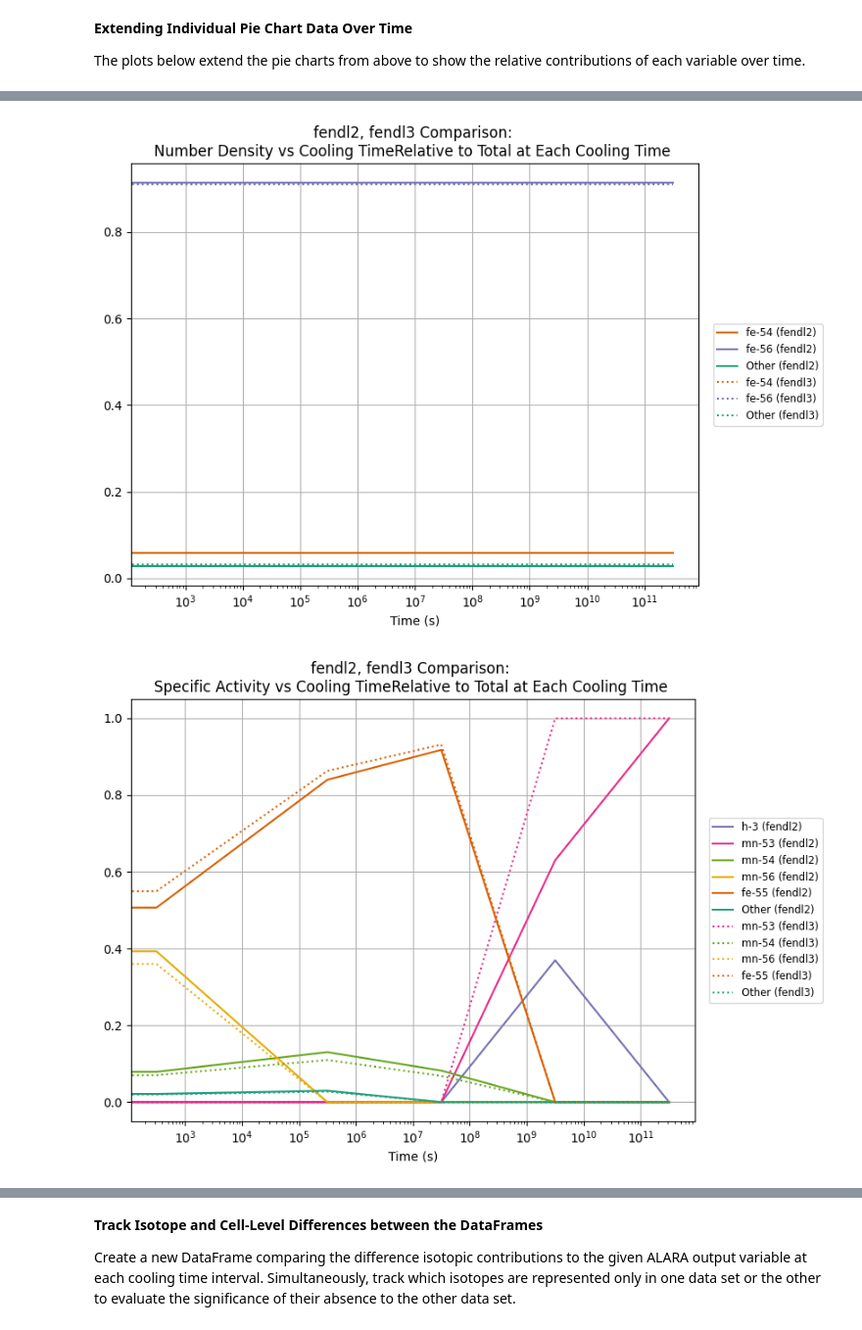
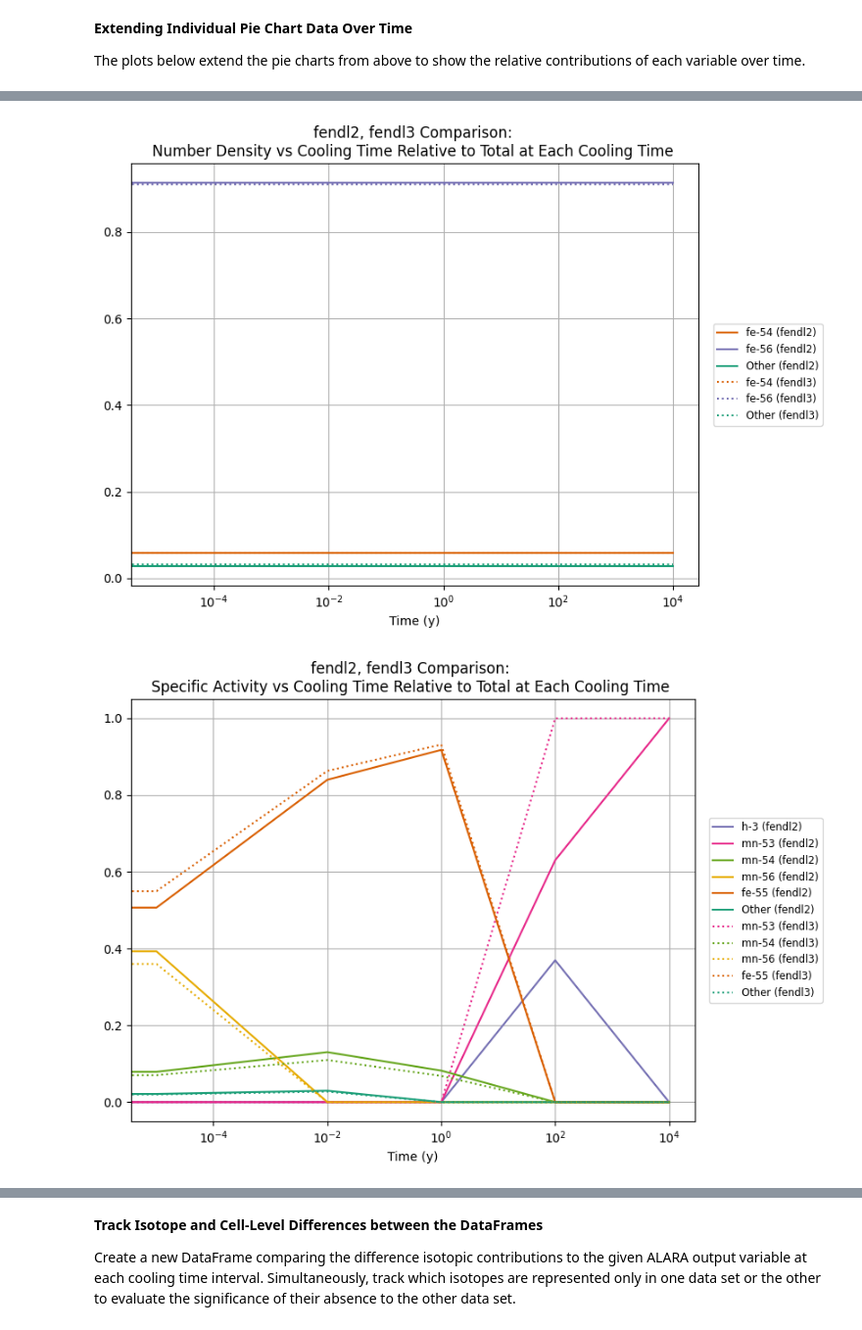
Before and after one commit to svalinn/ALARA, a Jupyter notebook: tools/single_nuc_notebook.ipynb, the cells around one changed output, grey strips where cells are left out. Shown at 98% size. Cells and saved outputs as stored; diff of their text form; code cells hidden in the pictures.

```diff
--- a/tools/single_nuc_notebook.ipynb
+++ b/tools/single_nuc_notebook.ipynb
@@ -89,6 +90,7 @@ for variable in variables:
     sn.plot_single_nuc(
         [dfs[f'fendl3_{variable}'], dfs[f'fendl2_{variable}']],
         total=True,
-        head=1
+        head=1,
+        seconds=False
     )
 # %% [output]
@@ -142,21 +131,22 @@ sn.plot_single_nuc(
 # %%
 importlib.reload(sn)
 for variable in variables:
     rel_dfs = []
     for datalib in datalibs:
         rel_df =sn.relative_contributions(dfs[f'{datalib}_{variable}']['Data'])
         rel_df = sn.process_metadata(
             existing_df=rel_df,
             inp_datalibs=datalib,
             inp_variables=variable
             )
         rel_dfs.append(rel_df[f'{datalib}_{variable}'])
 
 
     sn.plot_single_nuc(
         rel_dfs,
         relative=True,
-        filter_small=True)
+        filter_small=True,
+        seconds=False)
 # %% [output]
-[figure, old version]
+[figure, new version]
-[figure, old version]
+[figure, new version]
```
Also changed, not shown: parts of 8 cells of this notebook, 1 other file.
